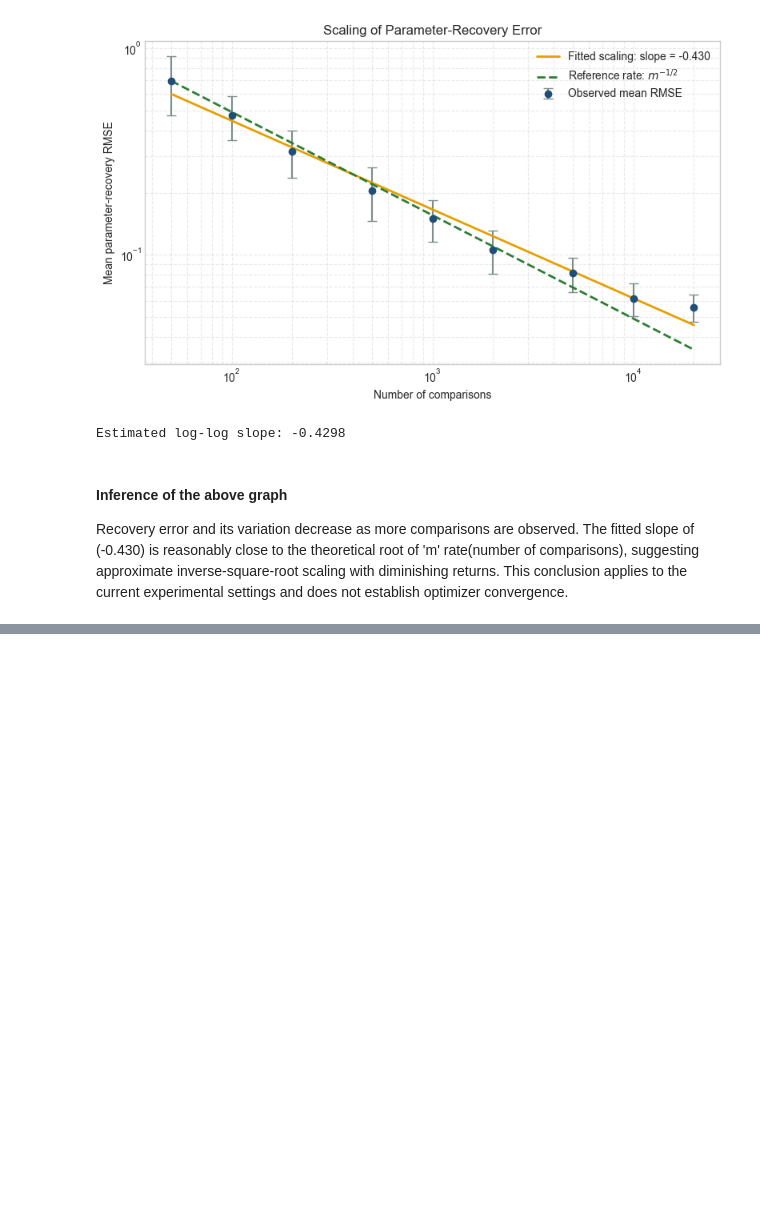
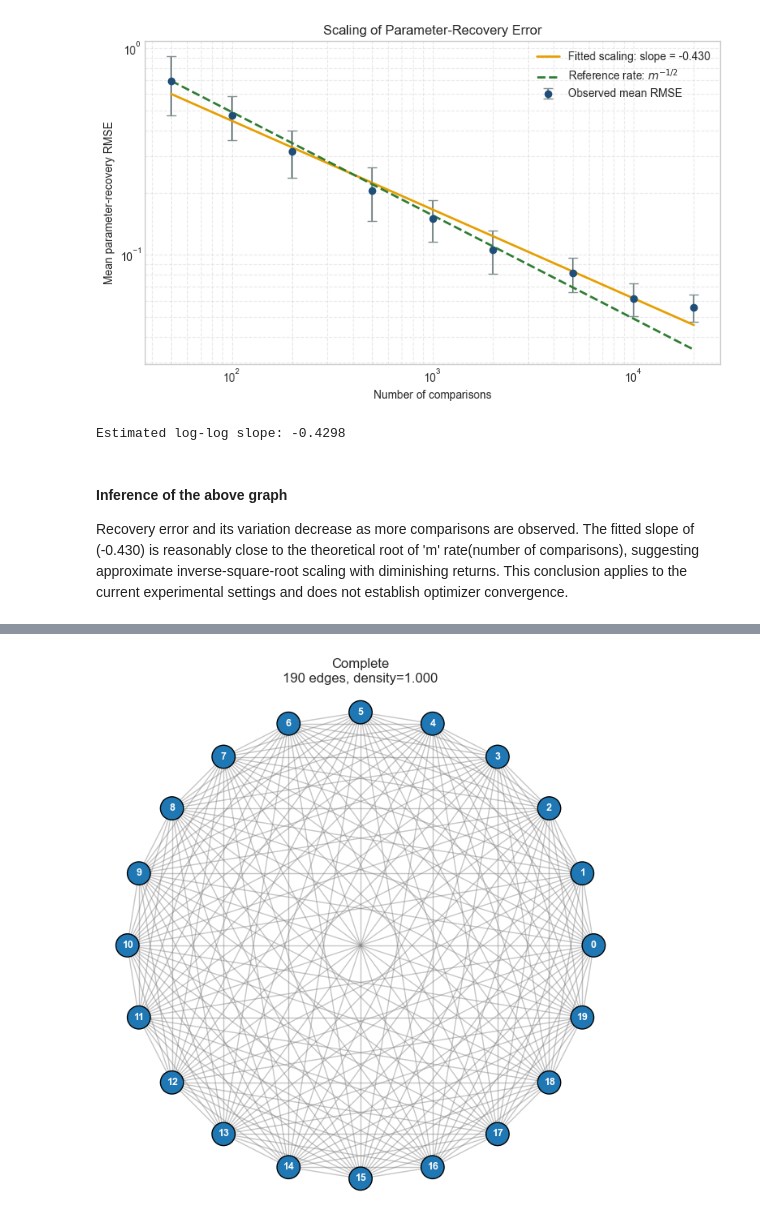
Before and after one commit to rbhdsks/Learning-from-Comparison-Data-Master-Thesis-Project-, a Jupyter notebook: notebooks/experiments/01_BradleyTerry_recovery.ipynb, the cells around one changed output, grey strips where cells are left out. Drawn from its saved outputs; the diff is of its cells as text; code cells hidden in the pictures; blank space fills up the shorter version.

```diff
--- a/notebooks/experiments/01_BradleyTerry_recovery.ipynb
+++ b/notebooks/experiments/01_BradleyTerry_recovery.ipynb
@@ -637,0 +1008,35 @@ Completed 80 items with 8000 comparisons in 51.89 seconds
+# %%
+# Define the fixed-total-budget settings for Experiment 3.
+
+sampling_comparison_counts = np.array([
+    500,
+    2_000,
+    10_000,
+    50_000,
+])
+
+sampling_number_of_runs = 5
+sampling_learning_rate = 0.1
+sampling_maximum_iterations = 2_000
+
+sampling_experiment_settings = []
+
+for graph_name, edges in comparison_graphs.items():
+    for number_of_comparisons in sampling_comparison_counts:
+
+        sampling_experiment_settings.append({
+            "graph": graph_name,
+            "number_of_edges": len(edges),
+            "number_of_comparisons": (
+                number_of_comparisons
+            ),
+            "expected_comparisons_per_edge": (
+                number_of_comparisons / len(edges)
+            ),
+        })
+
+sampling_experiment_settings_table = pd.DataFrame(
+    sampling_experiment_settings
+)
+
+sampling_experiment_settings_table
@@ -637,0 +1551,10 @@ Completed 80 items with 8000 comparisons in 51.89 seconds
+# %%
+# complete graph
+plot_comparison_graph(
+
+    graph_name="Complete",
+    edges=comparison_graphs["Complete"],
+    number_of_items=sampling_number_of_items,
+)
+# %% [output]
+[figure, added]
```
Also changed, not shown: parts of 32 cells of this notebook.
